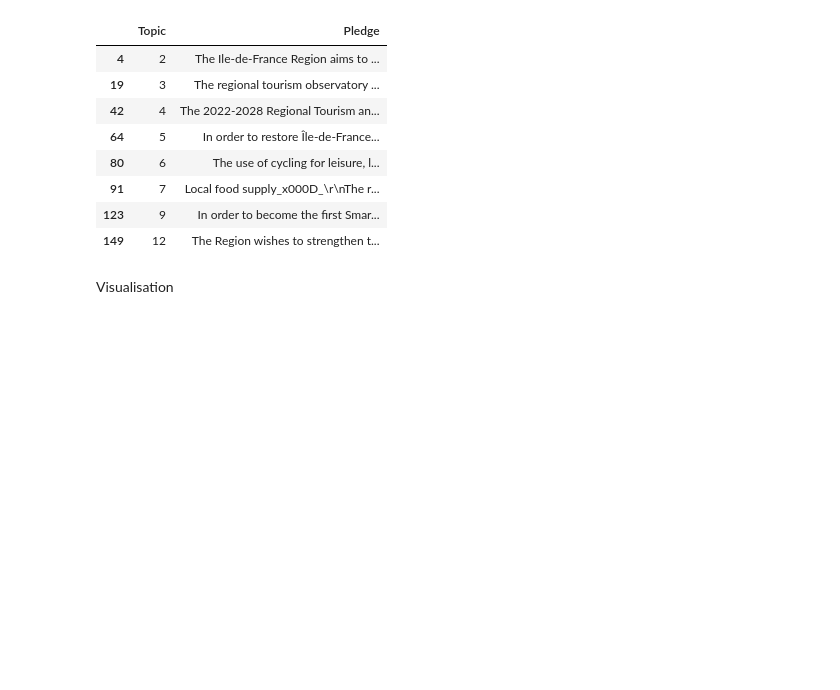
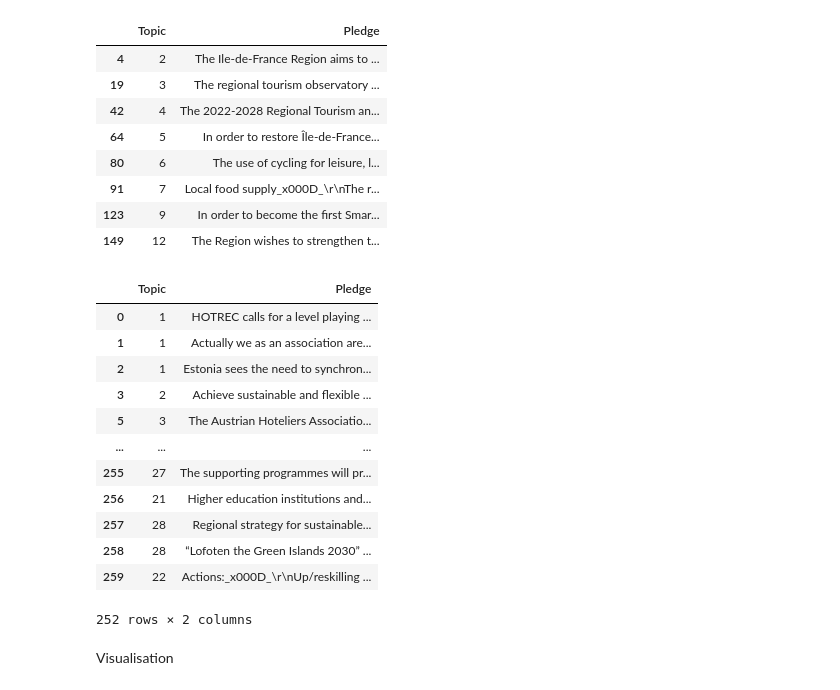
Before and after one commit to SEMICeu/semic_pledges, a Jupyter notebook: DataExploration/DataEploration.ipynb, the cells around one changed output. Cells and saved outputs as stored; diff of their text form; code cells hidden in the pictures; blank space fills up the shorter version.

```diff
--- a/DataExploration/DataEploration.ipynb
+++ b/DataExploration/DataEploration.ipynb
@@ -81,6 +81,22 @@ df[df.index.isin(liste)]
 | 91 | 7 | Local food supply_x000D_\r\nThe r... |
 | 123 | 9 | In order to become the first Smar... |
 | 149 | 12 | The Region wishes to strengthen t... |
+# %%
+df[~df.index.isin(liste)]
+# %% [output]
+|  | Topic | Pledge |
+| 0 | 1 | HOTREC calls for a level playing ... |
+| 1 | 1 | Actually we as an association are... |
+| 2 | 1 | Estonia sees the need to synchron... |
+| 3 | 2 | Achieve sustainable and flexible ... |
+| 5 | 3 | The Austrian Hoteliers Associatio... |
+| ... | ... | ... |
+| 255 | 27 | The supporting programmes will pr... |
+| 256 | 21 | Higher education institutions and... |
+| 257 | 28 | Regional strategy for sustainable... |
+| 258 | 28 | “Lofoten the Green Islands 2030” ... |
+| 259 | 22 | Actions:_x000D_\r\nUp/reskilling ... |
+252 rows × 2 columns
 # %% [markdown]
 Visualisation
 # %%
```
